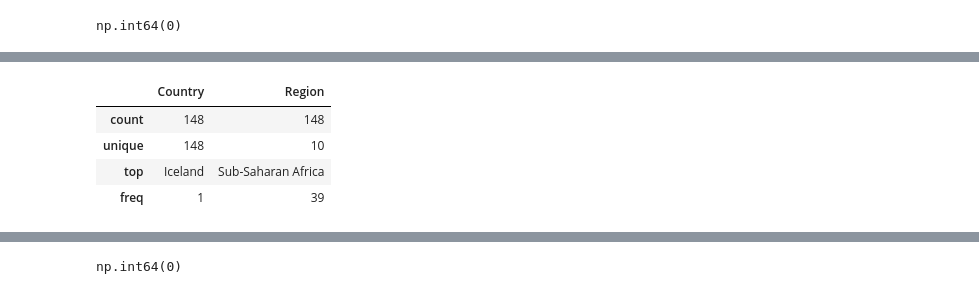
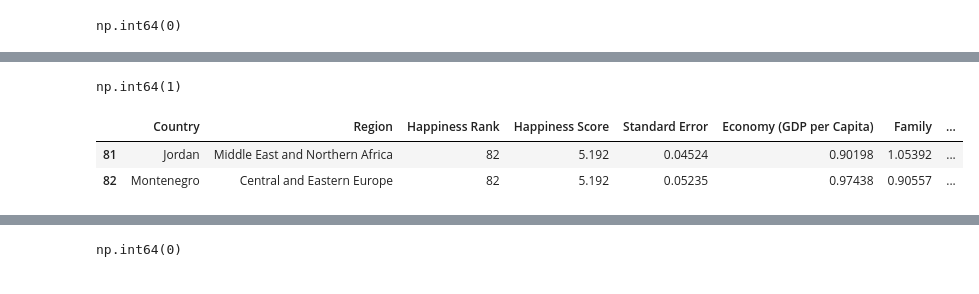
Before and after one commit to Tuwaiq-DS-ML-bootcamp-V-9/Usecase-2, a Jupyter notebook: EDA explain template_sarah_belal.ipynb, the cells around one changed output, grey strips where cells are left out. Drawn from its saved outputs; the diff is of its cells as text; code cells hidden in the pictures.

```diff
--- a/EDA explain template_sarah_belal.ipynb
+++ b/EDA explain template_sarah_belal.ipynb
@@ -346,8 +343,11 @@ World_Happiness_2015[World_Happiness_2015.duplicated(['Region'], keep=False)]
 # %%
-World_Happiness_2015[World_Happiness_2015.duplicated(['Region'])].describe(include='object')
+World_Happiness_2015.duplicated(['Happiness Rank']).sum()
 # %% [output]
-|  | Country | Region |
-| count | 148 | 148 |
-| unique | 148 | 10 |
-| top | Iceland | Sub-Saharan Africa |
-| freq | 1 | 39 |
+np.int64(1)
+# %%
+#World_Happiness_2015[World_Happiness_2015.duplicated(['Happiness Rank','Happiness Score'])]
+World_Happiness_2015[World_Happiness_2015.duplicated(["Happiness Rank"],keep=False)]
+# %% [output]
+|  | Country | Region | Happiness Rank | Happiness Score | Standard Error | Economy (GDP per Capita) | Family | ... |
+| 81 | Jordan | Middle East and Northern Africa | 82 | 5.192 | 0.04524 | 0.90198 | 1.05392 | ... |
+| 82 | Montenegro | Central and Eastern Europe | 82 | 5.192 | 0.05235 | 0.97438 | 0.90557 | ... |
```
Also changed, not shown: parts of 30 cells of this notebook.
